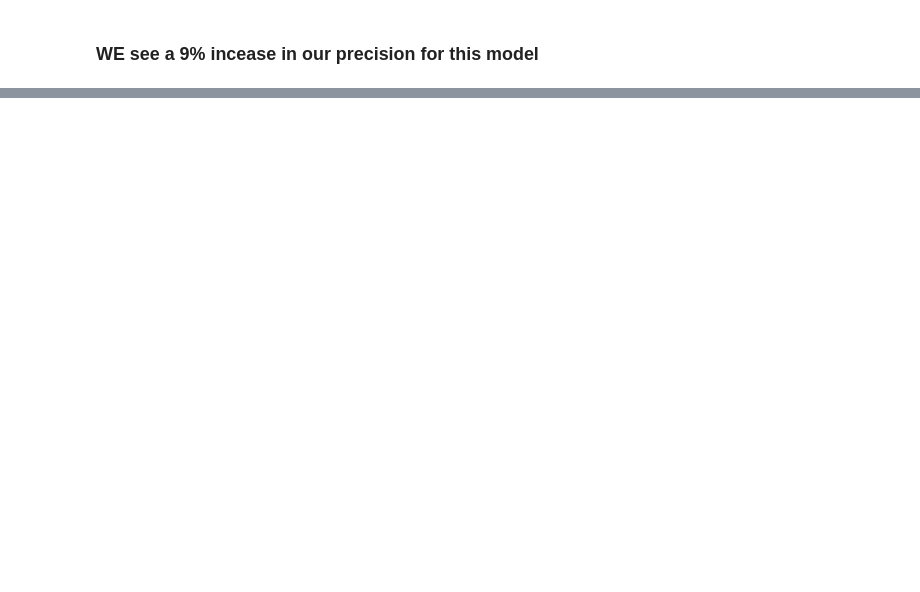
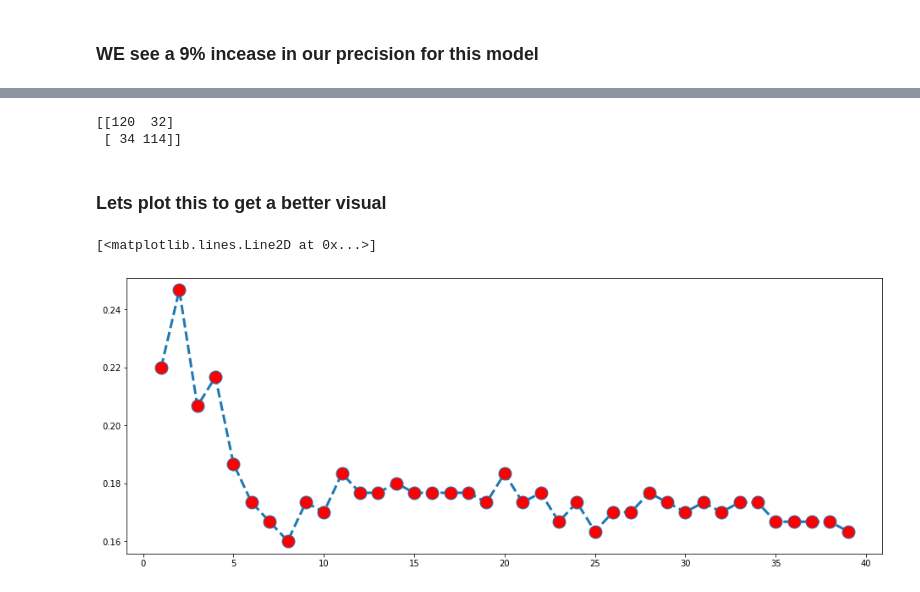
Before and after one commit to Berkat0789/Portfolio, a Jupyter notebook: KNN/KNN Project.ipynb, the cells around one changed output, grey strips where cells are left out. Cells and saved outputs as stored; diff of their text form; code cells hidden in the pictures; blank space fills up the shorter version.

```diff
--- a/KNN/KNN Project.ipynb
+++ b/KNN/KNN Project.ipynb
@@ -137,0 +194,4 @@ weighted avg       0.84      0.84      0.84       300
+# %%
+knk = KNeighborsClassifier(n_neighbors=1)
+# %%
+knk.fit(X_train,y_train)
@@ -137,0 +217,21 @@ weighted avg       0.84      0.84      0.84       300
+# %%
+print(confusion_matrix(y_test,predk))
+# %% [output]
+[[120  32]
+ [ 34 114]]
+# %%
+errorR = []
+# %%
+for k in range(1,40):
+    kk = KNeighborsClassifier(n_neighbors=k)
+    kk.fit(X_train,y_train)
+    pree = kk.predict(X_test)
+    errorR.append(np.mean(y_test != pree))
+# %% [markdown]
+### Lets plot this to get a better visual
+# %%
+plt.figure(figsize=(16,6))
+plt.plot(range(1,40), errorR, ls = "--", lw = 3,marker = "o", mfc = "r", ms = 15)
+# %% [output]
+[<matplotlib.lines.Line2D at 0x...>]
+[figure, added]
```
Also changed, not shown: parts of 26 cells of this notebook, 5 other files.
